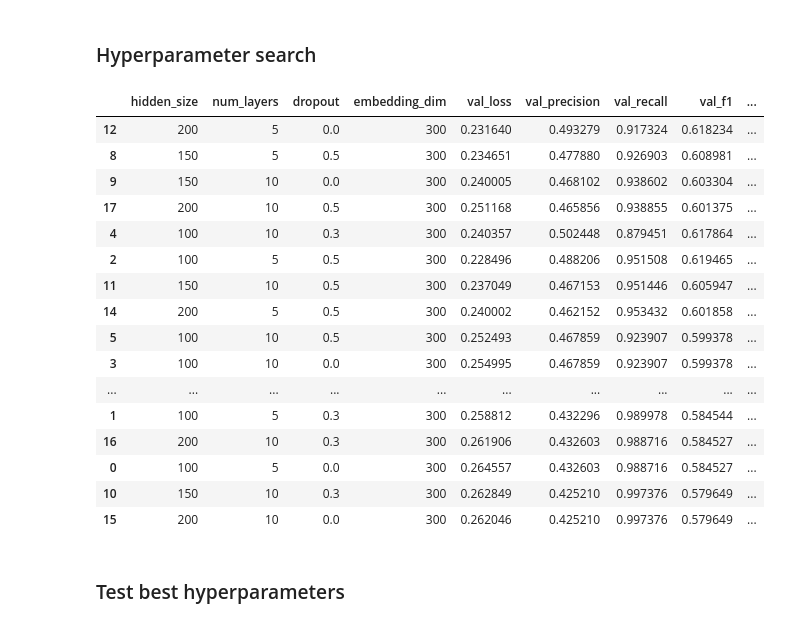
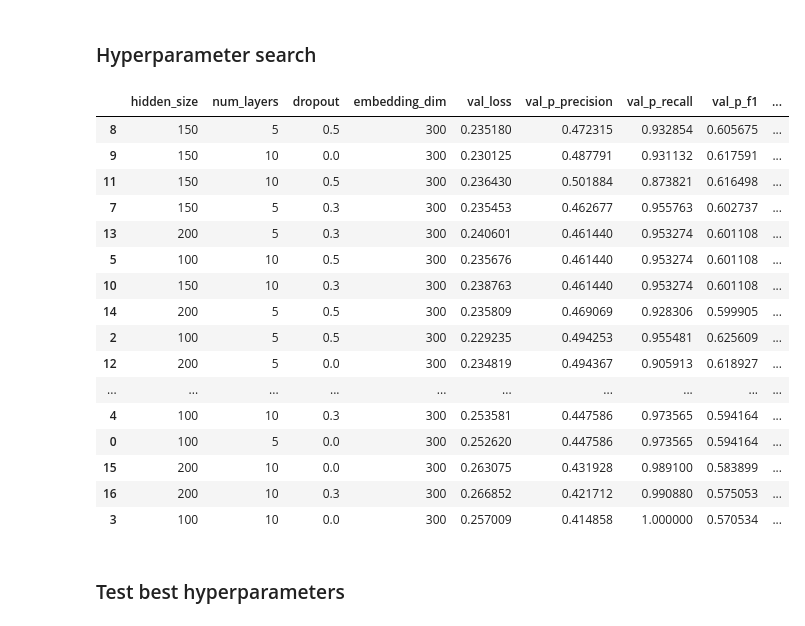
Before and after one commit to n28div/chord-embeddings, a Jupyter notebook: lstm_baseline_segmentation.ipynb, the cells around one changed output. Saved outputs shown, nothing was run; the diff lists cells and outputs as text; code cells hidden in the pictures.

```diff
--- a/lstm_baseline_segmentation.ipynb
+++ b/lstm_baseline_segmentation.ipynb
@@ -94,19 +97,18 @@ class BaselineModel(pl.LightningModule):
             pred, loss = self._predict(batch)
 
             for pi, yi, mi in zip(pred, y, mask):
-                intervals = boundaries_to_intervals(np.arange(len(yi) + 1))
-
                 pi = pi[mi == 0].argmax(axis=-1).cpu().numpy()
                 _, pi = np.unique(pi, return_inverse=True)
 
                 yi = yi[mi == 0].argmax(axis=-1).cpu().numpy()
                 _, yi = np.unique(yi, return_inverse=True)
 
-                precision, recall, f1 = pairwise(intervals, e, intervals, p)
+                intervals = boundaries_to_intervals(np.arange(len(yi) + 1))
+                precision, recall, f1 = pairwise(intervals, yi, intervals, pi)
                 metrics["p_precision"].append(precision)
                 metrics["p_recall"].append(recall)
                 metrics["p_f1"].append(f1)
-                under, over, under_over_f1 = nce(intervals, e, intervals, p)
+                over, under, under_over_f1 = nce(intervals, yi, intervals, pi)
                 metrics["under"] = under
                 metrics["over"] = over
                 metrics["under_over_f1"] = under_over_f1
@@ -197,9 +199,9 @@ from itertools import product
 from tqdm.auto import tqdm
 
 parameters = {
-    "hidden_size": [2, 5, 10],
+    "hidden_size": [100, 150, 200],
     "num_layers": [5, 10],
-    "dropout": [0.0, 0.5],
+    "dropout": [0.0, 0.3, 0.5],
 }
 
 results = list()
@@ -382,26 +390,26 @@ for idx, params in tqdm(combinations):
 # %%
 import pandas as pd
 
 df = pd.DataFrame.from_dict([dict(**res[0], **res[1][0]) for res in results])
-df.iloc[(df["val_under_over_f1"] + df["val_f1"]).sort_values(ascending=False).index]
+df.iloc[(df["val_under_over_f1"] + df["val_p_f1"]).sort_values(ascending=False).index]
 # %% [output]
-|  | hidden_size | num_layers | dropout | embedding_dim | val_loss | val_precision | val_recall | val_f1 | ... |
-| 12 | 200 | 5 | 0.0 | 300 | 0.231640 | 0.493279 | 0.917324 | 0.618234 | ... |
-| 8 | 150 | 5 | 0.5 | 300 | 0.234651 | 0.477880 | 0.926903 | 0.608981 | ... |
-| 9 | 150 | 10 | 0.0 | 300 | 0.240005 | 0.468102 | 0.938602 | 0.603304 | ... |
-| 17 | 200 | 10 | 0.5 | 300 | 0.251168 | 0.465856 | 0.938855 | 0.601375 | ... |
-| 4 | 100 | 10 | 0.3 | 300 | 0.240357 | 0.502448 | 0.879451 | 0.617864 | ... |
-| 2 | 100 | 5 | 0.5 | 300 | 0.228496 | 0.488206 | 0.951508 | 0.619465 | ... |
-| 11 | 150 | 10 | 0.5 | 300 | 0.237049 | 0.467153 | 0.951446 | 0.605947 | ... |
-| 14 | 200 | 5 | 0.5 | 300 | 0.240002 | 0.462152 | 0.953432 | 0.601858 | ... |
-| 5 | 100 | 10 | 0.5 | 300 | 0.252493 | 0.467859 | 0.923907 | 0.599378 | ... |
-| 3 | 100 | 10 | 0.0 | 300 | 0.254995 | 0.467859 | 0.923907 | 0.599378 | ... |
+|  | hidden_size | num_layers | dropout | embedding_dim | val_loss | val_p_precision | val_p_recall | val_p_f1 | ... |
+| 8 | 150 | 5 | 0.5 | 300 | 0.235180 | 0.472315 | 0.932854 | 0.605675 | ... |
+| 9 | 150 | 10 | 0.0 | 300 | 0.230125 | 0.487791 | 0.931132 | 0.617591 | ... |
+| 11 | 150 | 10 | 0.5 | 300 | 0.236430 | 0.501884 | 0.873821 | 0.616498 | ... |
+| 7 | 150 | 5 | 0.3 | 300 | 0.235453 | 0.462677 | 0.955763 | 0.602737 | ... |
+| 13 | 200 | 5 | 0.3 | 300 | 0.240601 | 0.461440 | 0.953274 | 0.601108 | ... |
+| 5 | 100 | 10 | 0.5 | 300 | 0.235676 | 0.461440 | 0.953274 | 0.601108 | ... |
+| 10 | 150 | 10 | 0.3 | 300 | 0.238763 | 0.461440 | 0.953274 | 0.601108 | ... |
+| 14 | 200 | 5 | 0.5 | 300 | 0.235809 | 0.469069 | 0.928306 | 0.599905 | ... |
+| 2 | 100 | 5 | 0.5 | 300 | 0.229235 | 0.494253 | 0.955481 | 0.625609 | ... |
+| 12 | 200 | 5 | 0.0 | 300 | 0.234819 | 0.494367 | 0.905913 | 0.618927 | ... |
 | ... | ... | ... | ... | ... | ... | ... | ... | ... | ... |
-| 1 | 100 | 5 | 0.3 | 300 | 0.258812 | 0.432296 | 0.989978 | 0.584544 | ... |
-| 16 | 200 | 10 | 0.3 | 300 | 0.261906 | 0.432603 | 0.988716 | 0.584527 | ... |
-| 0 | 100 | 5 | 0.0 | 300 | 0.264557 | 0.432603 | 0.988716 | 0.584527 | ... |
-| 10 | 150 | 10 | 0.3 | 300 | 0.262849 | 0.425210 | 0.997376 | 0.579649 | ... |
-| 15 | 200 | 10 | 0.0 | 300 | 0.262046 | 0.425210 | 0.997376 | 0.579649 | ... |
+| 4 | 100 | 10 | 0.3 | 300 | 0.253581 | 0.447586 | 0.973565 | 0.594164 | ... |
+| 0 | 100 | 5 | 0.0 | 300 | 0.252620 | 0.447586 | 0.973565 | 0.594164 | ... |
+| 15 | 200 | 10 | 0.0 | 300 | 0.263075 | 0.431928 | 0.989100 | 0.583899 | ... |
+| 16 | 200 | 10 | 0.3 | 300 | 0.266852 | 0.421712 | 0.990880 | 0.575053 | ... |
+| 3 | 100 | 10 | 0.0 | 300 | 0.257009 | 0.414858 | 1.000000 | 0.570534 | ... |
 # %% [markdown]
 ### Test best hyperparameters
 # %%
```
Also changed, not shown: parts of 11 cells of this notebook.
